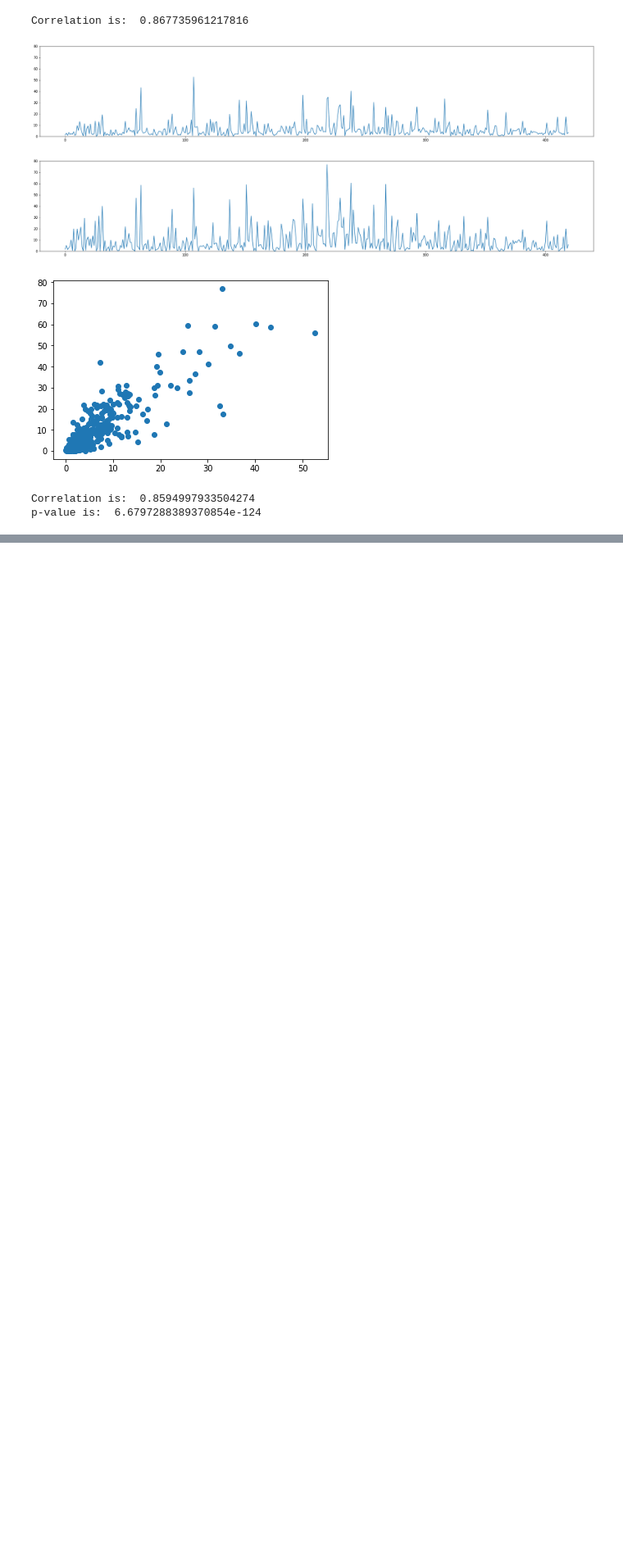
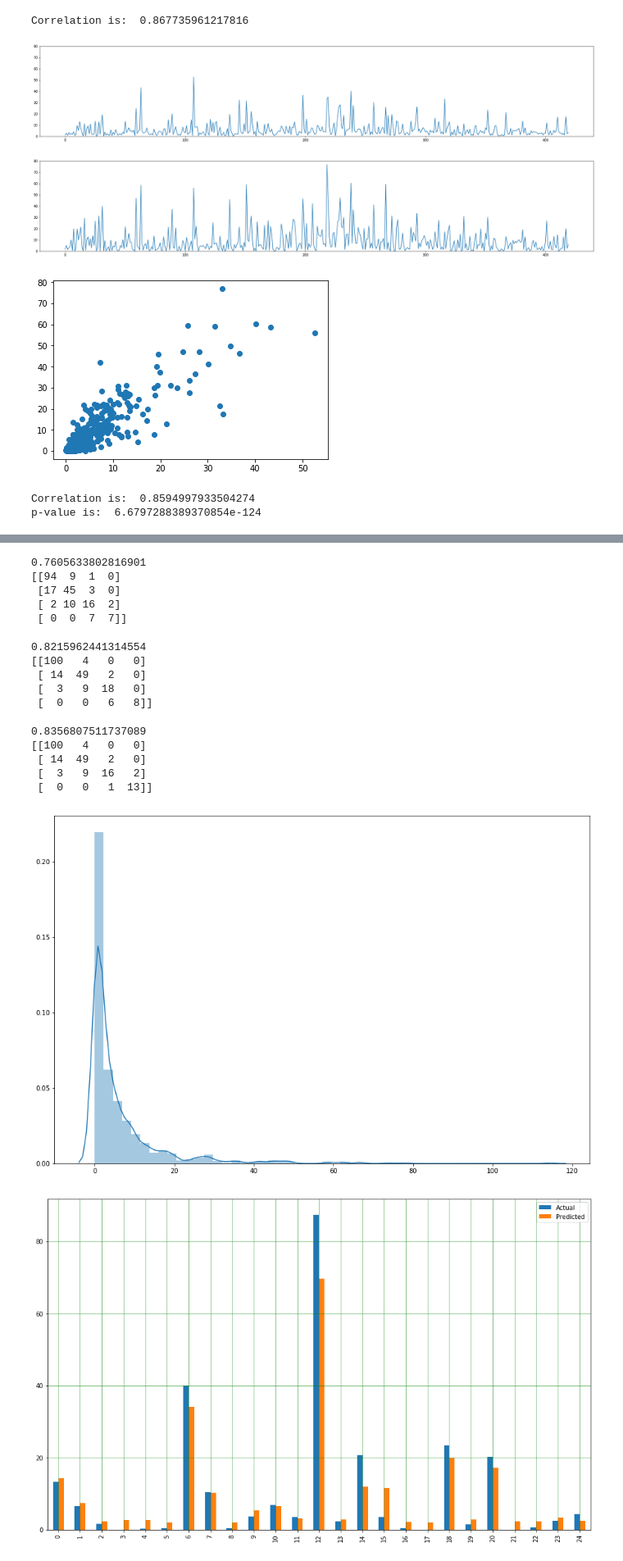
Before and after one commit to tangym/SleepQualityMonitor, a Jupyter notebook: SaO2.ipynb, the cells around one changed output, grey strips where cells are left out. Shown at 82% size. Saved outputs shown, nothing was run; the diff lists cells and outputs as text; code cells hidden in the pictures; blank space fills up the shorter version.

```diff
--- a/SaO2.ipynb
+++ b/SaO2.ipynb
@@ -246,0 +320,73 @@ print(list(set(file_names) - set(name_check)))
+# %%
+# prepare data and label to predict
+data = np.asarray(list(final_result.values()))
+data = data.reshape(-1,1)
+labels = np.asarray(dataToLabel(truth))
+labels = labels.reshape(-1,1)
+X_train, X_test, y_train, y_test = train_test_split(data, labels, shuffle = True)
+y_train = y_train.reshape(-1,)
+# %%
+# Decision Tree
+from sklearn.tree import DecisionTreeClassifier
+dtree_model = DecisionTreeClassifier(max_depth=200).fit(X_train, y_train)
+dtree_predictions = dtree_model.predict(X_test)
+cm = confusion_matrix(y_test, dtree_predictions)
+accuracy = np.sum(dtree_predictions.reshape(-1,1) == y_test) / len(y_test)
+print(accuracy)
+print(cm)
+# %% [output]
+0.7605633802816901
+[[94  9  1  0]
+ [17 45  3  0]
+ [ 2 10 16  2]
+ [ 0  0  7  7]]
+# %%
+# Gaussian Naive Bayes
+from sklearn.naive_bayes import GaussianNB
+gnb = GaussianNB().fit(X_train, y_train)
+gnb_predictions = gnb.predict(X_test)
+accuracy = gnb.score(X_test, y_test)
+cm = confusion_matrix(y_test, gnb_predictions)
+print(accuracy)
+print(cm)
+# %% [output]
+0.8215962441314554
+[[100   4   0   0]
+ [ 14  49   2   0]
+ [  3   9  18   0]
+ [  0   0   6   8]]
+# %%
+# SVC
+from sklearn.svm import SVC
+clf = SVC(gamma='auto')
+clf.fit(X_train, y_train)
+y_pred = clf.predict(X_test)
+accuracy = np.sum(y_pred.reshape(-1,1) == y_test) / len(y_test)
+cm = confusion_matrix(y_test, y_pred)
+print(accuracy)
+print(cm)
+# %% [output]
+0.8356807511737089
+[[100   4   0   0]
+ [ 14  49   2   0]
+ [  3   9  16   2]
+ [  0   0   1  13]]
+# %%
+# Linear Regression
+data = data.reshape(-1,1)
+truth = np.asarray(truth).reshape(-1,1)
+plt.figure(figsize = (15, 10))
+plt.tight_layout()
+seabornInstance.distplot(data)
+X_train, X_test, y_train, y_test = train_test_split(data, truth, test_size=0.2, random_state=0)
+regressor = LinearRegression()
+regressor.fit(X_train, y_train)
+y_pred = regressor.predict(X_test)
+df1 = df.head(25)
+df1.plot(kind='bar',figsize=(16,10))
+plt.grid(which='major', linestyle='-', linewidth='0.5', color = 'green')
+plt.grid(which='minor', linestyle=':', linewidth='0.5', color='black')
+plt.show()
+# %% [output]
+[figure, added]
+[figure, added]
```
Also changed, not shown: parts of 11 cells of this notebook.
